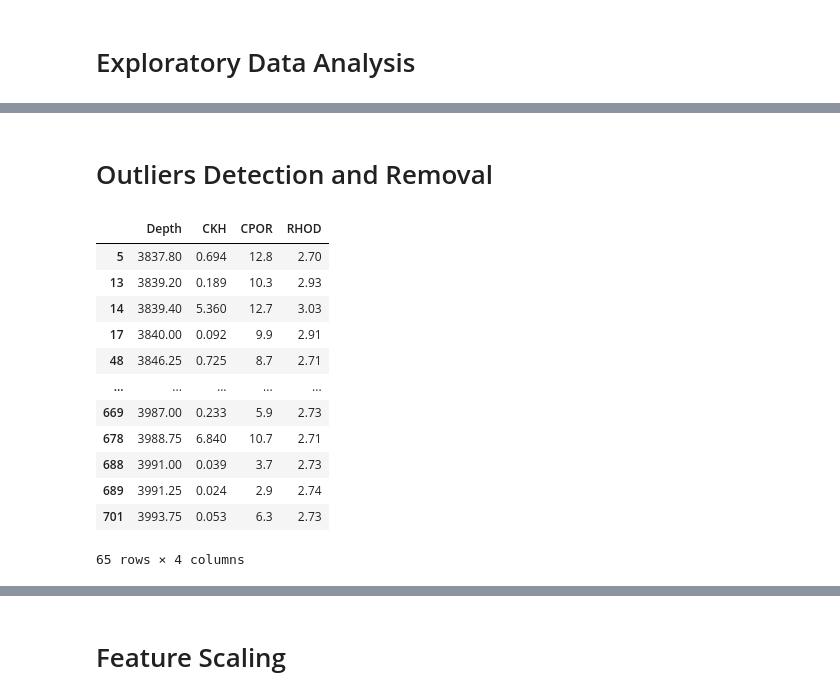
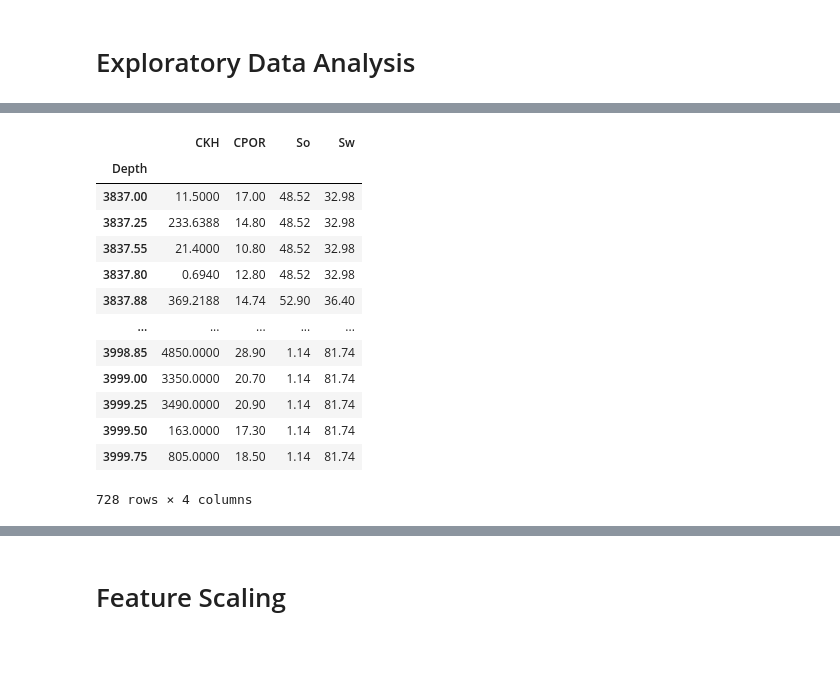
Before and after one commit to Omo-Mushin/Neural-Network-For-Permeabilty-Estimation, a Jupyter notebook: EvansModel.ipynb, the cells around one changed output, grey strips where cells are left out. Cells and saved outputs as stored; diff of their text form; code cells hidden in the pictures; blank space fills up the shorter version.

```diff
--- a/EvansModel.ipynb
+++ b/EvansModel.ipynb
@@ -41,0 +244,8 @@ core_data.head()
+# %%
+# Dropping the CKV column to reduce data redundancy and improve computabilty
+
+core_data = core_data.drop('CKV', axis=1)
+# %%
+# Dropping the RHOD and GRAIN_RHO columns since it is fairly costant and doesnt offer much variabilty.
+
+core_data = core_data.drop(['GRAIN_RHO', 'RHOD'], axis=1)
@@ -41,0 +276,7 @@ core_data.head()
+# %%
+from sklearn.impute import KNNImputer
+
+imputer = KNNImputer(n_neighbors=5)  # You can adjust the number of neighbors as needed
+core_data_imputed = pd.DataFrame(imputer.fit_transform(core_data), columns=core_data.columns)
+
+core_data_imputed
@@ -136,0 +332,16 @@ memory usage: 21.8 KB
+# %%
+core_data = core_data_imputed
+
+for feature in core_data.columns.values:
+    Q1 = core_data[feature].quantile(0.25)
+
+    Q3 = core_data[feature].quantile(0.75)
+
+    IQR = Q3- Q1
+
+    step = 1.5 * IQR
+
+    outliers = core_data[(core_data[feature] < Q1 - step) | (core_data[feature] > Q3 + step)]
+display(f'Number of Outliers: {len(outliers)}')
+display(f'Outliers: {outliers}')
+good_data = core_data.drop(outliers.index)
@@ -278,29 +444,20 @@ plt.show()
-# %% [markdown]
-# Outliers Detection and Removal
 # %%
- for feature in core_data.columns.values:
-    Q1 = core_data[feature].quantile(0.25)
+core_data = core_data.set_index("Depth", drop= True)
 
-    Q3 = core_data[feature].quantile(0.75)
 
-    IQR = Q3- Q1
-
-    step = 1.5 * IQR
-
-    outliers = core_data[(core_data[feature] < Q1 - step) | (core_data[feature] > Q3 + step)]
-display(outliers)
-good_data = core_data.drop(outliers.index)
+core_data
 # %% [output]
-|  | Depth | CKH | CPOR | RHOD |
-| 5 | 3837.80 | 0.694 | 12.8 | 2.70 |
-| 13 | 3839.20 | 0.189 | 10.3 | 2.93 |
-| 14 | 3839.40 | 5.360 | 12.7 | 3.03 |
-| 17 | 3840.00 | 0.092 | 9.9 | 2.91 |
-| 48 | 3846.25 | 0.725 | 8.7 | 2.71 |
+|  | CKH | CPOR | So | Sw |
+| Depth |  |  |  |  |
+| 3837.00 | 11.5000 | 17.00 | 48.52 | 32.98 |
+| 3837.25 | 233.6388 | 14.80 | 48.52 | 32.98 |
+| 3837.55 | 21.4000 | 10.80 | 48.52 | 32.98 |
+| 3837.80 | 0.6940 | 12.80 | 48.52 | 32.98 |
+| 3837.88 | 369.2188 | 14.74 | 52.90 | 36.40 |
 | ... | ... | ... | ... | ... |
-| 669 | 3987.00 | 0.233 | 5.9 | 2.73 |
-| 678 | 3988.75 | 6.840 | 10.7 | 2.71 |
-| 688 | 3991.00 | 0.039 | 3.7 | 2.73 |
-| 689 | 3991.25 | 0.024 | 2.9 | 2.74 |
-| 701 | 3993.75 | 0.053 | 6.3 | 2.73 |
+| 3998.85 | 4850.0000 | 28.90 | 1.14 | 81.74 |
+| 3999.00 | 3350.0000 | 20.70 | 1.14 | 81.74 |
+| 3999.25 | 3490.0000 | 20.90 | 1.14 | 81.74 |
+| 3999.50 | 163.0000 | 17.30 | 1.14 | 81.74 |
+| 3999.75 | 805.0000 | 18.50 | 1.14 | 81.74 |
-65 rows × 4 columns
+728 rows × 4 columns
```
Also changed, not shown: parts of 82 cells of this notebook.
